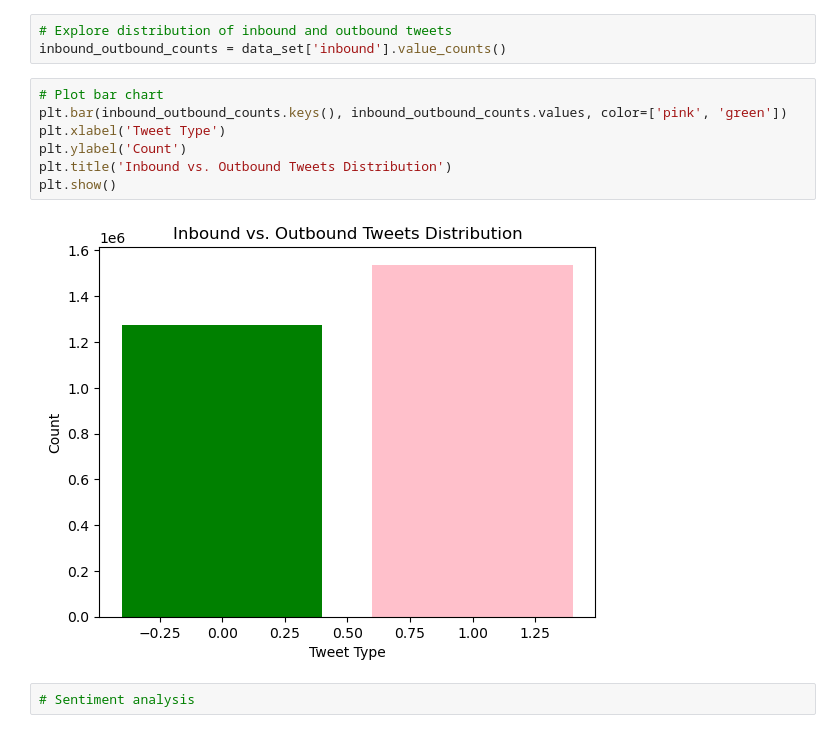
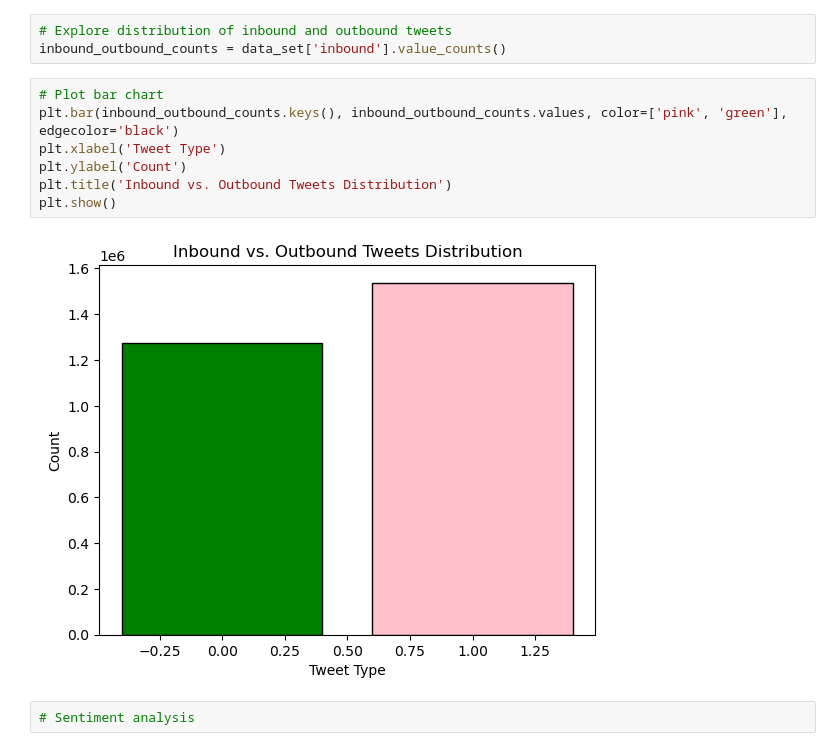
Before and after one commit to efloresz/Data-NotebookEF, a Jupyter notebook: Week5Deliverable.ipynb, the cells around one changed output. Saved outputs shown, nothing was run; the diff lists cells and outputs as text.

```diff
--- a/Week5Deliverable.ipynb
+++ b/Week5Deliverable.ipynb
@@ -77,13 +82,13 @@ data_set['created_at'] = pd.to_datetime(data_set['created_at'])
 inbound_outbound_counts = data_set['inbound'].value_counts()
 # %%
 # Plot bar chart
-plt.bar(inbound_outbound_counts.keys(), inbound_outbound_counts.values, color=['pink', 'green'])
+plt.bar(inbound_outbound_counts.keys(), inbound_outbound_counts.values, color=['pink', 'green'], edgecolor='black')
 plt.xlabel('Tweet Type')
 plt.ylabel('Count')
 plt.title('Inbound vs. Outbound Tweets Distribution')
 plt.show()
 # %% [output]
-[figure, old version]
+[figure, new version]
 # %%
 # Sentiment analysis
 # %%
```
Also changed, not shown: parts of 33 cells of this notebook.
